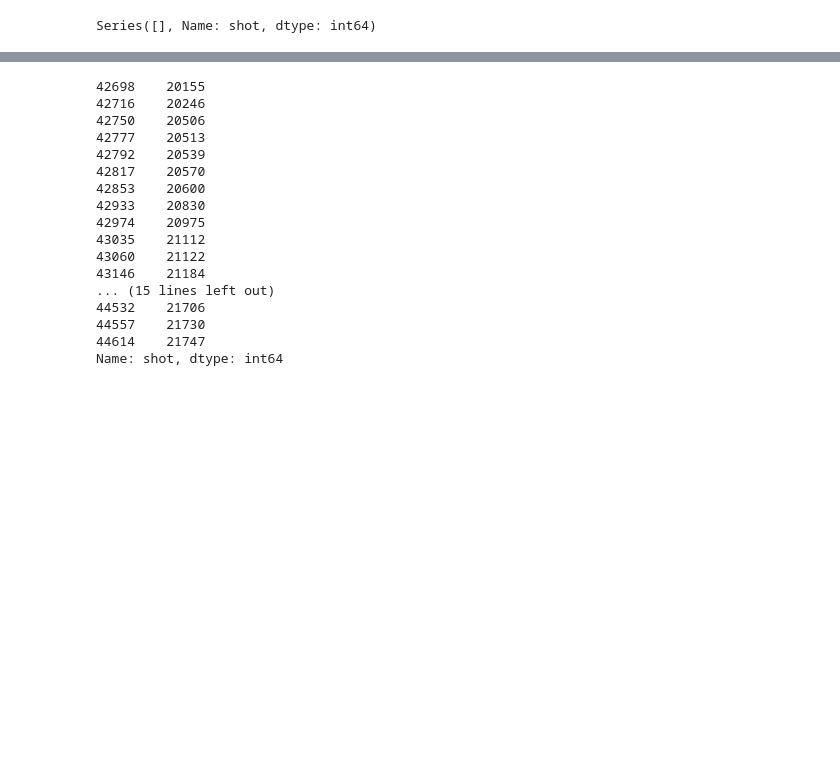
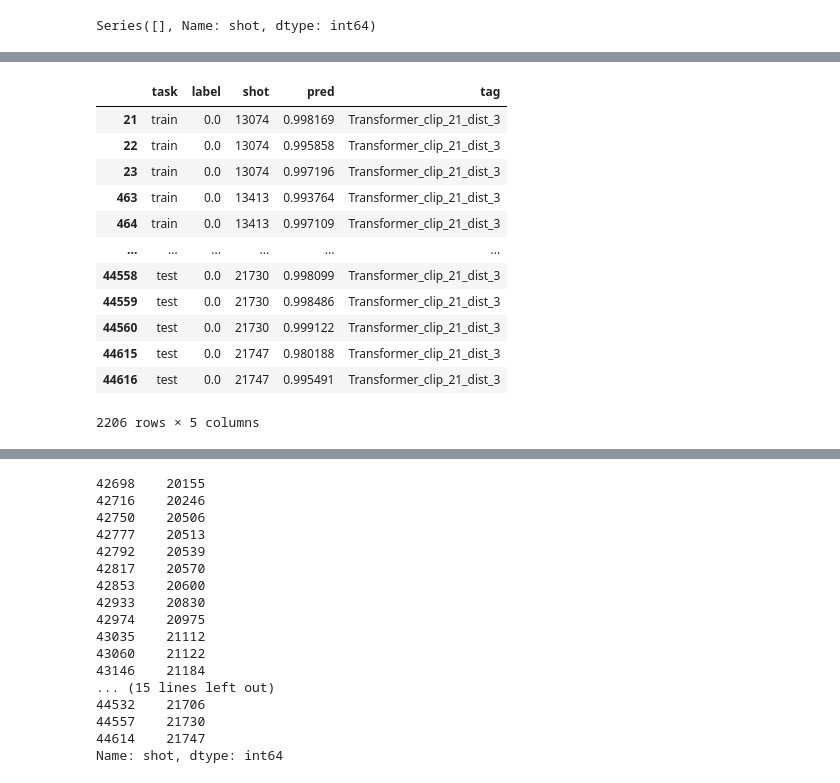
Before and after one commit to ZINZINBIN/Disruption-Prediciton-based-on-Multimodal-Deep-Learning, a Jupyter notebook: analysis_model_performance.ipynb, the cells around one changed output, grey strips where cells are left out. Drawn from its saved outputs; the diff is of its cells as text; code cells hidden in the pictures; blank space fills up the shorter version.

```diff
--- a/analysis_model_performance.ipynb
+++ b/analysis_model_performance.ipynb
@@ -157,3 +181,19 @@ Series([], Name: shot, dtype: int64)
+# %%
+df_total_score[(df_total_score.label == 0) & (df_total_score.pred > 0.5)]
+# %% [output]
+|  | task | label | shot | pred | tag |
+| 21 | train | 0.0 | 13074 | 0.998169 | Transformer_clip_21_dist_3 |
+| 22 | train | 0.0 | 13074 | 0.995858 | Transformer_clip_21_dist_3 |
+| 23 | train | 0.0 | 13074 | 0.997196 | Transformer_clip_21_dist_3 |
+| 463 | train | 0.0 | 13413 | 0.993764 | Transformer_clip_21_dist_3 |
+| 464 | train | 0.0 | 13413 | 0.997109 | Transformer_clip_21_dist_3 |
+| ... | ... | ... | ... | ... | ... |
+| 44558 | test | 0.0 | 21730 | 0.998099 | Transformer_clip_21_dist_3 |
+| 44559 | test | 0.0 | 21730 | 0.998486 | Transformer_clip_21_dist_3 |
+| 44560 | test | 0.0 | 21730 | 0.999122 | Transformer_clip_21_dist_3 |
+| 44615 | test | 0.0 | 21747 | 0.980188 | Transformer_clip_21_dist_3 |
+| 44616 | test | 0.0 | 21747 | 0.995491 | Transformer_clip_21_dist_3 |
+2206 rows × 5 columns
 # %%
 # model evaluation for all dataset
 df_total_score = pd.read_csv("./results/Transformer_clip_21_dist_3_total_score.csv")
```
Also changed, not shown: parts of 10 cells of this notebook, 19 other files.
